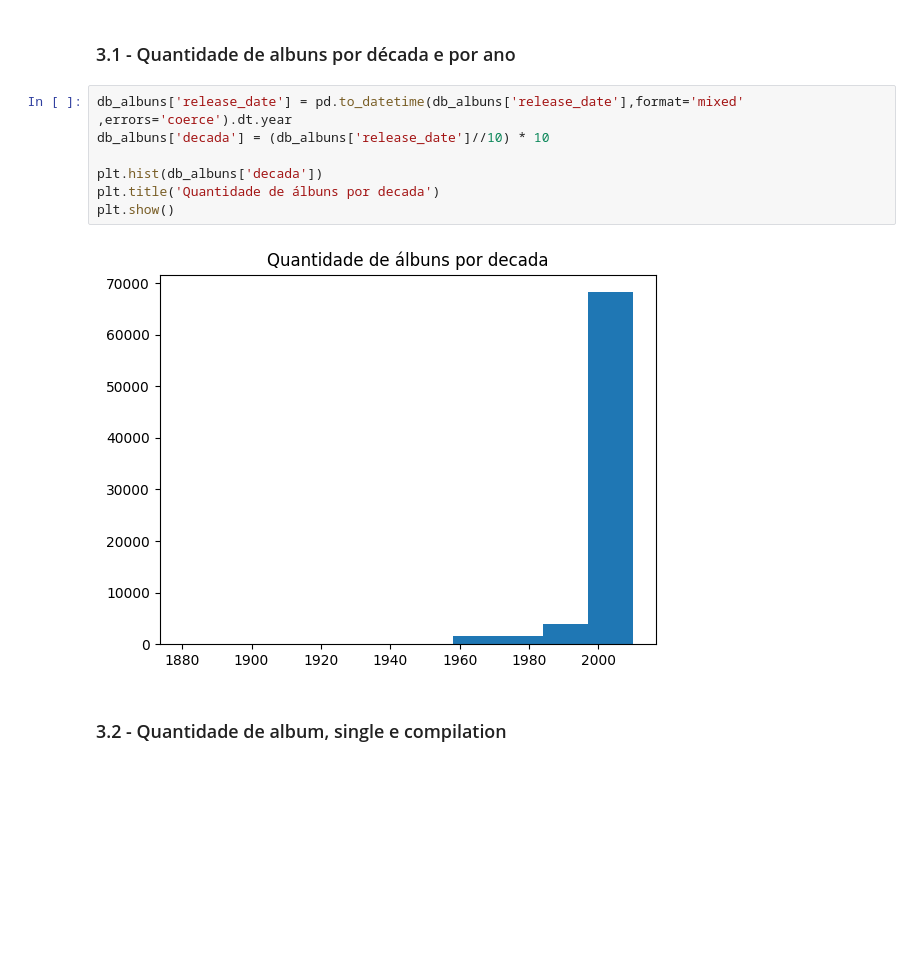
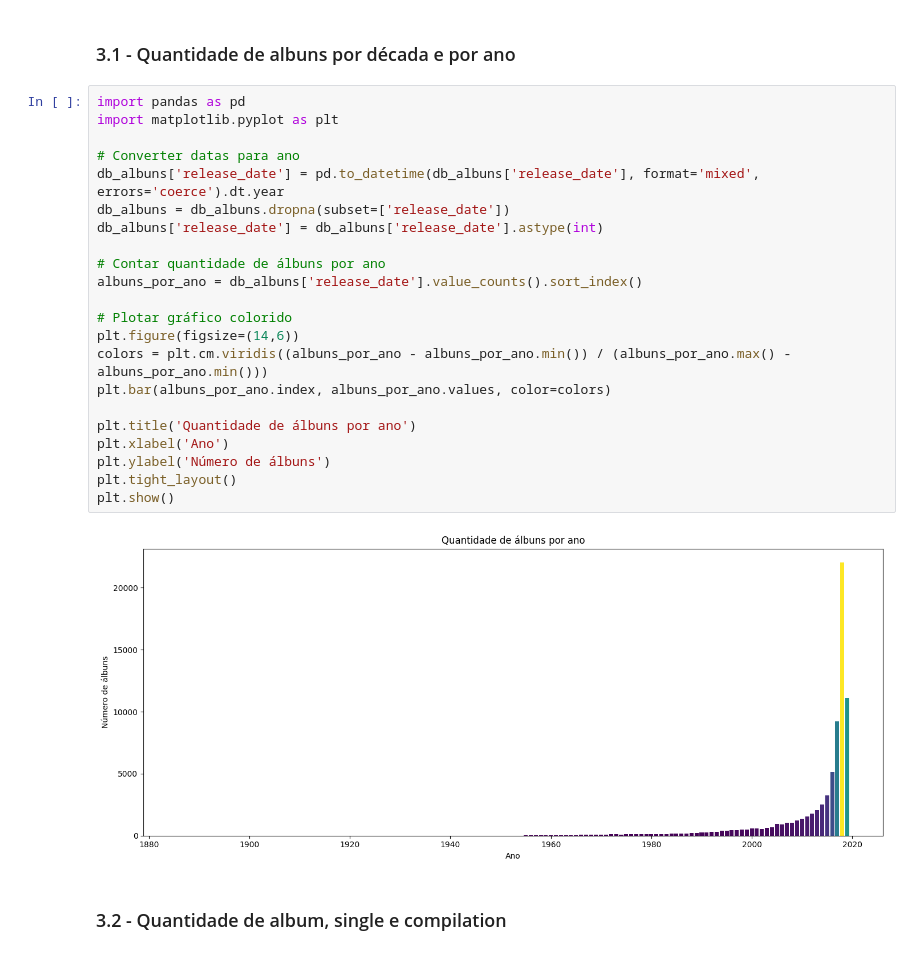
Before and after one commit to pedropalugan/mel-records2, a Jupyter notebook: notebook.ipynb, the cells around one changed output. Drawn from its saved outputs; the diff is of its cells as text; blank space fills up the shorter version.

```diff
--- a/notebook.ipynb
+++ b/notebook.ipynb
@@ -140,14 +158,29 @@ print(db_final['genres'].isna().sum())
 # %% [markdown]
 ### 3.1 - Quantidade de albuns por década e por ano
 # %%
-db_albuns['release_date'] = pd.to_datetime(db_albuns['release_date'],format='mixed' ,errors='coerce').dt.year
-db_albuns['decada'] = (db_albuns['release_date']//10) * 10
+import pandas as pd
+import matplotlib.pyplot as plt
 
-plt.hist(db_albuns['decada'])
-plt.title('Quantidade de álbuns por decada')
+# Converter datas para ano
+db_albuns['release_date'] = pd.to_datetime(db_albuns['release_date'], format='mixed', errors='coerce').dt.year
+db_albuns = db_albuns.dropna(subset=['release_date'])
+db_albuns['release_date'] = db_albuns['release_date'].astype(int)
+
+# Contar quantidade de álbuns por ano
+albuns_por_ano = db_albuns['release_date'].value_counts().sort_index()
+
+# Plotar gráfico colorido
+plt.figure(figsize=(14,6))
+colors = plt.cm.viridis((albuns_por_ano - albuns_por_ano.min()) / (albuns_por_ano.max() - albuns_por_ano.min()))
+plt.bar(albuns_por_ano.index, albuns_por_ano.values, color=colors)
+
+plt.title('Quantidade de álbuns por ano')
+plt.xlabel('Ano')
+plt.ylabel('Número de álbuns')
+plt.tight_layout()
 plt.show()
 # %% [output]
-[figure, old version]
+[figure, new version]
 # %% [markdown]
 ### 3.2 - Quantidade de album, single e compilation
 # %%
```
Also changed, not shown: parts of 9 cells of this notebook.
